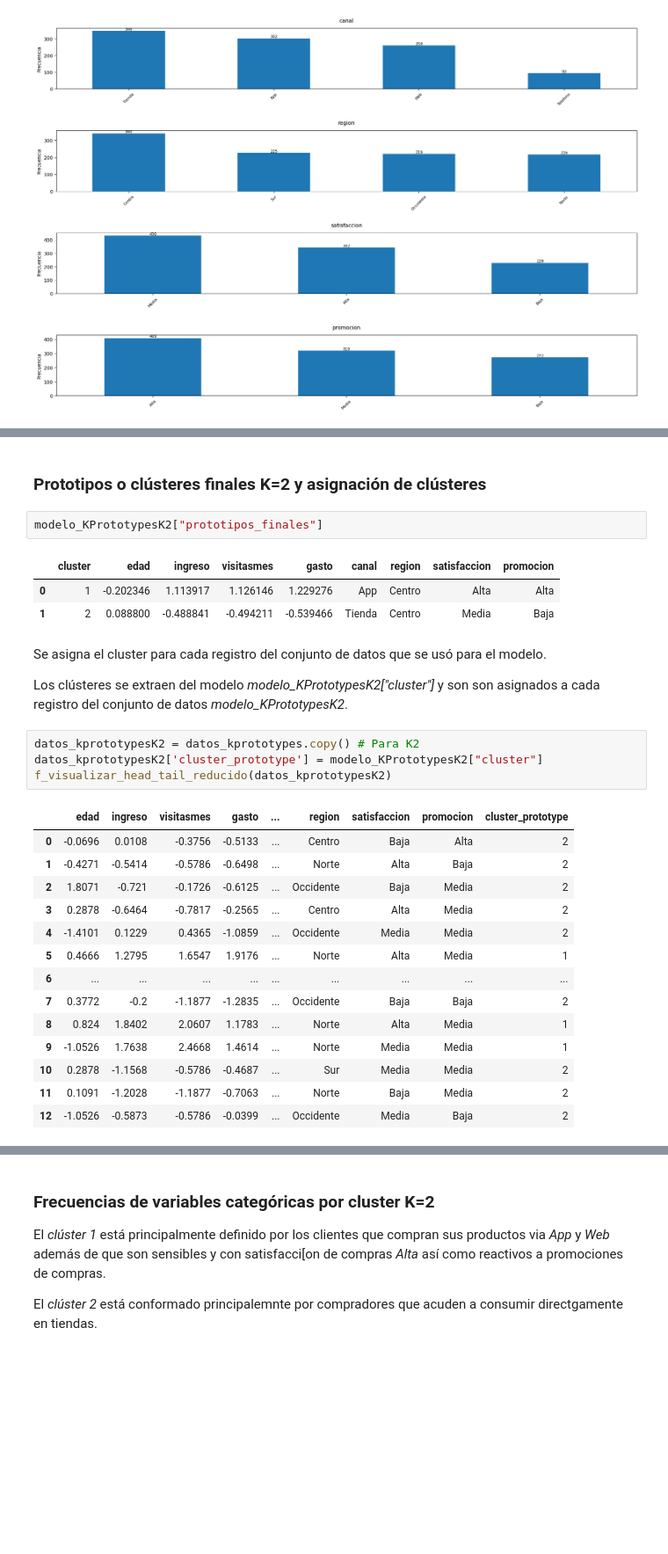
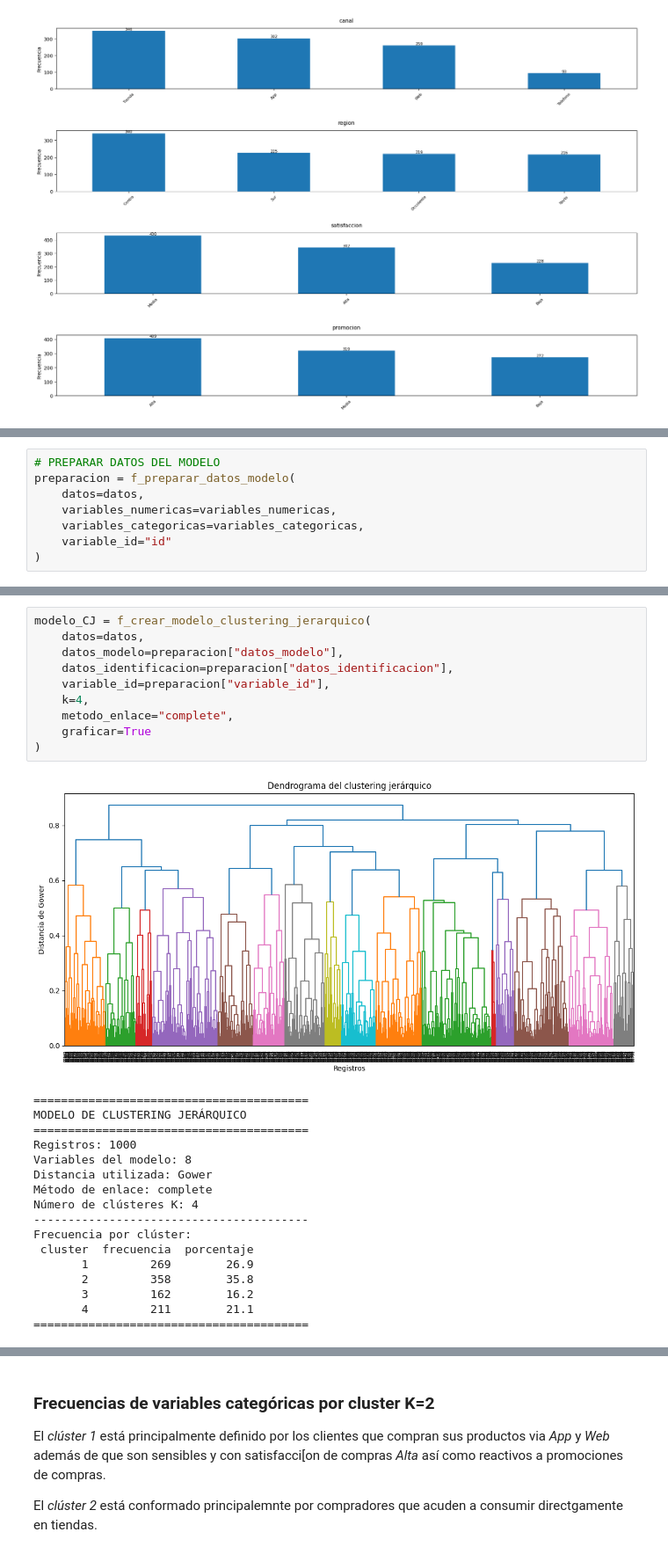
Before and after one commit to rpizarrog/Libro-Aprendizaje-Automatico.-Casos-de-Estudio-con-R-y-Python, a Jupyter notebook: Python NoteBooks/Clustering_Jerarquico_para_datos_de_comportamiento_de_compras_de_clientes.ipynb, the cells around one changed output, grey strips where cells are left out. Shown at 88% size. Cells and saved outputs as stored; diff of their text form; blank space fills up the shorter version.

```diff
--- a/Python NoteBooks/Clustering_Jerarquico_para_datos_de_comportamiento_de_compras_de_clientes.ipynb
+++ b/Python NoteBooks/Clustering_Jerarquico_para_datos_de_comportamiento_de_compras_de_clientes.ipynb
@@ -162,0 +2536,8 @@ Se construye modelos *K-Prototypes* para *K=2* y *K=3* clústeres.
+# %%
+# PREPARAR DATOS DEL MODELO
+preparacion = f_preparar_datos_modelo(
+    datos=datos,
+    variables_numericas=variables_numericas,
+    variables_categoricas=variables_categoricas,
+    variable_id="id"
+)
@@ -181,31 +2562,28 @@ modelo_KPrototypesK2 = f_crear_KPrototypes(
-# %% [markdown]
-### Prototipos o clústeres finales K=2 y asignación de clústeres
-# %%
-modelo_KPrototypesK2["prototipos_finales"]
-# %% [output]
-|  | cluster | edad | ingreso | visitasmes | gasto | canal | region | satisfaccion | promocion |
-| 0 | 1 | -0.202346 | 1.113917 | 1.126146 | 1.229276 | App | Centro | Alta | Alta |
-| 1 | 2 | 0.088800 | -0.488841 | -0.494211 | -0.539466 | Tienda | Centro | Media | Baja |
-# %% [markdown]
-Se asigna el cluster para cada registro del conjunto de datos que se usó para el modelo.
-
-Los clústeres se extraen del modelo *modelo_KPrototypesK2["cluster"]* y son son asignados a cada registro del conjunto de datos *modelo_KPrototypesK2*.
-# %%
-datos_kprototypesK2 = datos_kprototypes.copy() # Para K2
-datos_kprototypesK2['cluster_prototype'] = modelo_KPrototypesK2["cluster"]
-f_visualizar_head_tail_reducido(datos_kprototypesK2)
-# %% [output]
-|  | edad | ingreso | visitasmes | gasto | ... | region | satisfaccion | promocion | cluster_prototype |
-| 0 | -0.0696 | 0.0108 | -0.3756 | -0.5133 | ... | Centro | Baja | Alta | 2 |
-| 1 | -0.4271 | -0.5414 | -0.5786 | -0.6498 | ... | Norte | Alta | Baja | 2 |
-| 2 | 1.8071 | -0.721 | -0.1726 | -0.6125 | ... | Occidente | Baja | Media | 2 |
-| 3 | 0.2878 | -0.6464 | -0.7817 | -0.2565 | ... | Centro | Alta | Media | 2 |
-| 4 | -1.4101 | 0.1229 | 0.4365 | -1.0859 | ... | Occidente | Media | Media | 2 |
-| 5 | 0.4666 | 1.2795 | 1.6547 | 1.9176 | ... | Norte | Alta | Media | 1 |
-| 6 | ... | ... | ... | ... | ... | ... | ... | ... | ... |
-| 7 | 0.3772 | -0.2 | -1.1877 | -1.2835 | ... | Occidente | Baja | Baja | 2 |
-| 8 | 0.824 | 1.8402 | 2.0607 | 1.1783 | ... | Norte | Alta | Media | 1 |
-| 9 | -1.0526 | 1.7638 | 2.4668 | 1.4614 | ... | Norte | Media | Media | 1 |
-| 10 | 0.2878 | -1.1568 | -0.5786 | -0.4687 | ... | Sur | Media | Media | 2 |
-| 11 | 0.1091 | -1.2028 | -1.1877 | -0.7063 | ... | Norte | Baja | Media | 2 |
-| 12 | -1.0526 | -0.5873 | -0.5786 | -0.0399 | ... | Occidente | Media | Baja | 2 |
+# %%
+modelo_CJ = f_crear_modelo_clustering_jerarquico(
+    datos=datos,
+    datos_modelo=preparacion["datos_modelo"],
+    datos_identificacion=preparacion["datos_identificacion"],
+    variable_id=preparacion["variable_id"],
+    k=4,
+    metodo_enlace="complete",
+    graficar=True
+)
+# %% [output]
+[figure, added]
+========================================
+MODELO DE CLUSTERING JERÁRQUICO
+========================================
+Registros: 1000
+Variables del modelo: 8
+Distancia utilizada: Gower
+Método de enlace: complete
+Número de clústeres K: 4
+----------------------------------------
+Frecuencia por clúster:
+ cluster  frecuencia  porcentaje
+       1         269        26.9
+       2         358        35.8
+       3         162        16.2
+       4         211        21.1
+========================================
```
Also changed, not shown: parts of 47 cells of this notebook.
